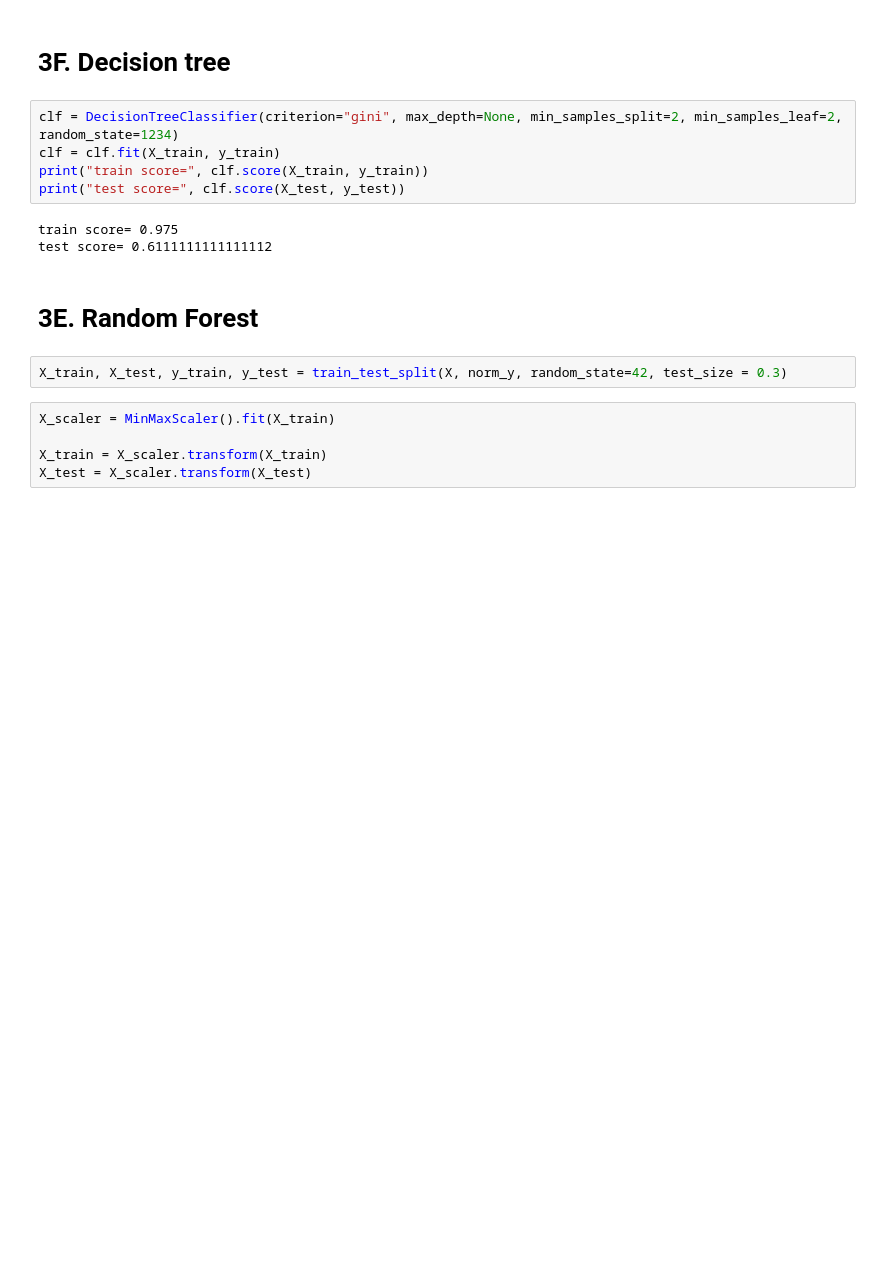
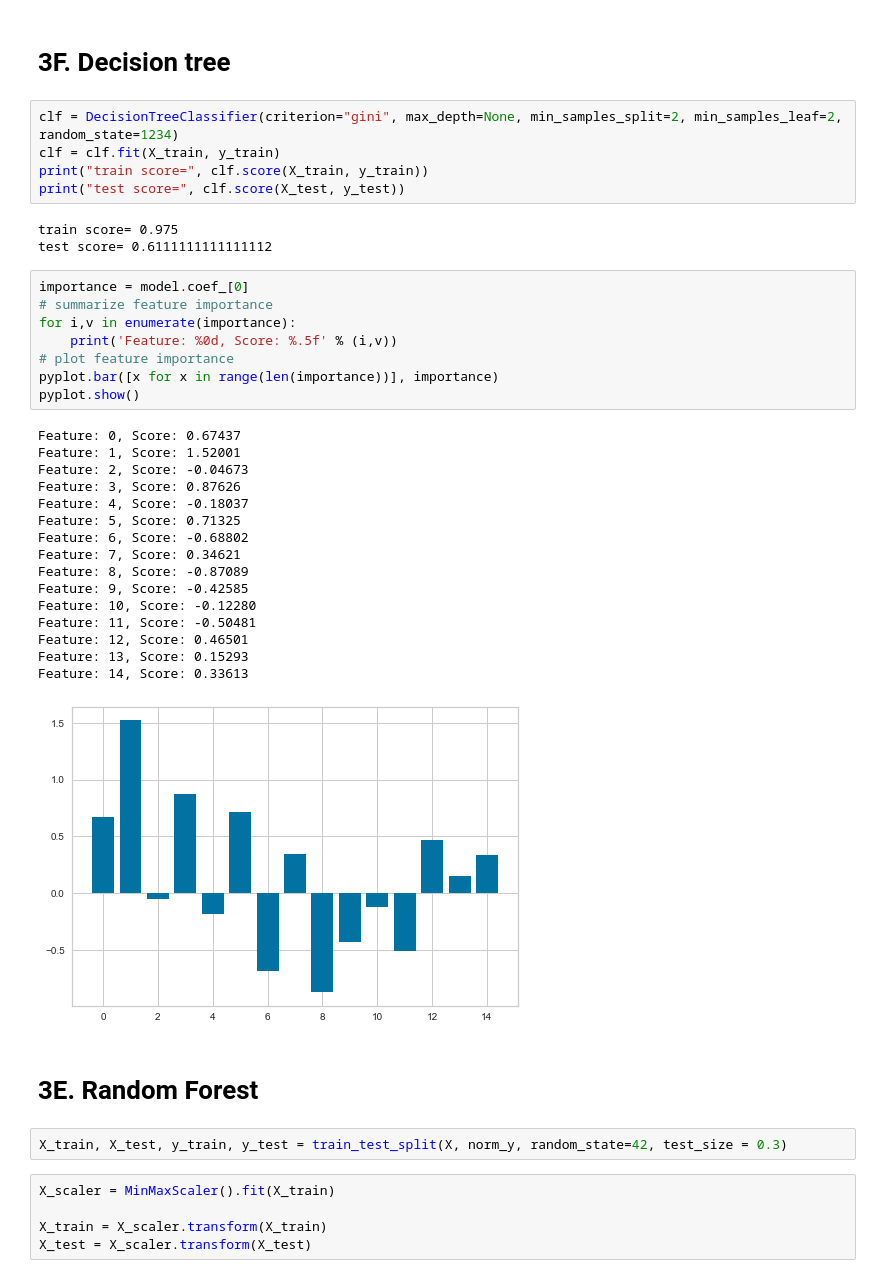
Before and after one commit to ermiasgelaye/Mental-Health-Predictor, a Jupyter notebook: machine_learning_analysis.ipynb, the cells around one changed output. Saved outputs shown, nothing was run; the diff lists cells and outputs as text; blank space fills up the shorter version.

```diff
--- a/machine_learning_analysis.ipynb
+++ b/machine_learning_analysis.ipynb
@@ -674,6 +730,31 @@ print("test score=", clf.score(X_test, y_test))
 # %% [output]
 train score= 0.975
 test score= 0.6111111111111112
+# %%
+importance = model.coef_[0]
+# summarize feature importance
+for i,v in enumerate(importance):
+    print('Feature: %0d, Score: %.5f' % (i,v))
+# plot feature importance
+pyplot.bar([x for x in range(len(importance))], importance)
+pyplot.show()
+# %% [output]
+Feature: 0, Score: 0.67437
+Feature: 1, Score: 1.52001
+Feature: 2, Score: -0.04673
+Feature: 3, Score: 0.87626
+Feature: 4, Score: -0.18037
+Feature: 5, Score: 0.71325
+Feature: 6, Score: -0.68802
+Feature: 7, Score: 0.34621
+Feature: 8, Score: -0.87089
+Feature: 9, Score: -0.42585
+Feature: 10, Score: -0.12280
+Feature: 11, Score: -0.50481
+Feature: 12, Score: 0.46501
+Feature: 13, Score: 0.15293
+Feature: 14, Score: 0.33613
+[figure, added]
 # %% [markdown]
  # 3E. Random Forest
 # %%
```
Also changed, not shown: parts of 12 cells of this notebook, 3 other files.
